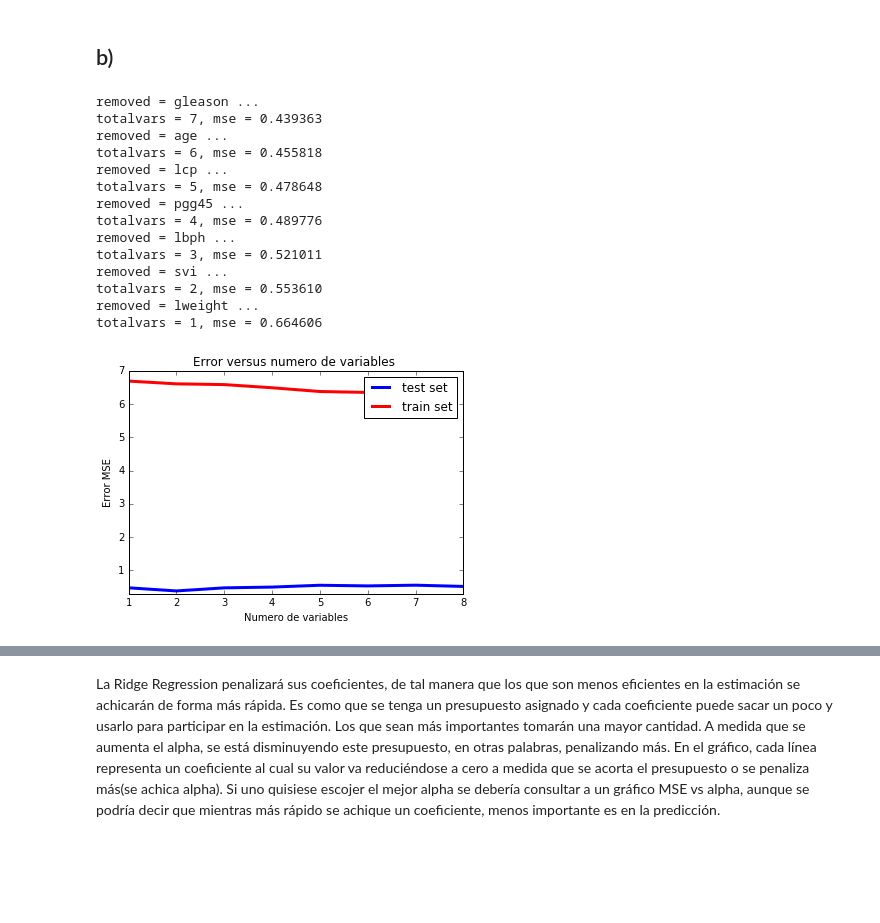
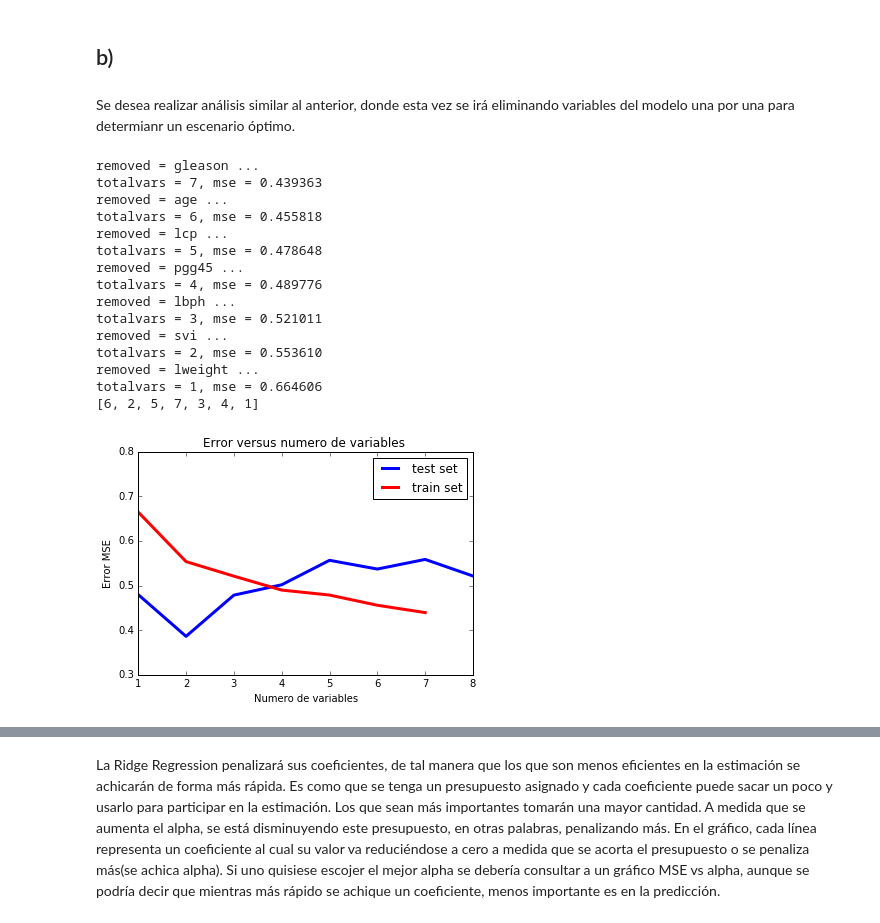
Before and after one commit to Jencks/ML-Tarea1, a Jupyter notebook: Informe Final.ipynb, the cells around one changed output, grey strips where cells are left out. Cells and saved outputs as stored; diff of their text form; code cells hidden in the pictures; blank space fills up the shorter version.

```diff
--- a/Informe Final.ipynb
+++ b/Informe Final.ipynb
@@ -195,7 +242,7 @@ def fss(x, y, names_x, k = 10000):
             x_train = x[:,indexes]
             #predictions_train = model.fit(x_train, y).predict(x_train)
             #residuals_train = predictions_train - y
-            k_fold = cross_validation.KFold(len(x_train),30)
+            k_fold = cross_validation.KFold(len(x_train),15)
             mse_candidate = 0
             for j, (train, val) in enumerate(k_fold):
                 linreg = lm.LinearRegression(fit_intercept = False)
@@ -203,7 +250,7 @@ def fss(x, y, names_x, k = 10000):
                 yhat_val = linreg.predict(x_train[val])
                 mse_fold = np.mean(np.power(yhat_val - y[val], 2))
                 mse_candidate += mse_fold
-            mse_candidate = mse_candidate/30
+            mse_candidate = mse_candidate/15
             #mse_candidate = np.mean(np.power(residuals_train, 2))
             score_candidates.append((mse_candidate, candidate))
 
@@ -304,5 +354,7 @@ plt.show()
 # %% [markdown]
 ## b)
+# %% [markdown]
+Se desea realizar análisis similar al anterior, donde esta vez se irá eliminando variables del modelo una por una para determianr un escenario óptimo.
 # %%
 erroresbss = []
 
@@ -325,10 +377,10 @@ def bss(x, y, names_x, k = 10000):
             residuals_train = predictions_train - y
             mse_candidate = np.mean(np.power(residuals_train, 2))
             score_candidates.append((mse_candidate, candidate))
-        erroresbss.append(mse_candidate)
         score_candidates.sort()
         score_candidates[:] = score_candidates[::-1]
         best_new_score, best_candidate = score_candidates.pop()
+        erroresbss.append(best_new_score)
         remaining.remove(best_candidate)
         selected.append(best_candidate)
         print "removed = %s ..."%names_x[best_candidate]
@@ -337,6 +389,7 @@ def bss(x, y, names_x, k = 10000):
     return selected
 # %%
 indices_secuencia_bss = bss(Xm,ym,names_regressors)
+print indices_secuencia_bss
 # %% [output]
 removed = gleason ...
 totalvars = 7, mse = 0.439363
@@ -352,6 +405,7 @@ removed = svi ...
 totalvars = 2, mse = 0.553610
 removed = lweight ...
 totalvars = 1, mse = 0.664606
+[6, 2, 5, 7, 3, 4, 1]
 # %%
 %matplotlib inline
 
@@ -387,32 +441,32 @@ yhat_test = linreg.predict(XBSS_test)
 mse_test = np.mean(np.power(yhat_test - ytest, 2))
 errortest.append(mse_test)
 
 
 for k in range(len(indices_secuencia_bss)):
     n = indices_secuencia_bss[k-1]
     XBSS_train = XBSS_train.drop(names_regressors[n], axis=1)
     XBSS_test = XBSS_test.drop(names_regressors[n], axis=1)
 
     linreg = lm.LinearRegression(fit_intercept = False)
     linreg.fit(XBSS_train, ytrain)
 
     yhat_test = linreg.predict(XBSS_test)
     mse_test = np.mean(np.power(yhat_test - ytest, 2))
     errortest.append(mse_test)
 
 
 
 import matplotlib
 import matplotlib.pyplot as plt
 
 axes = plt.gca()
 plt.plot([8,7,6,5,4,3,2,1], errortest, color='blue', linewidth=3, label = "test set")
 plt.plot([7,6,5,4,3,2,1], erroresbss , color='red', linewidth=3, label = "train set")
-axes.set_ylim([0.3,7])
+axes.set_ylim([0.3,0.8])
 plt.title('Error versus numero de variables ')
 plt.legend()
 plt.xlabel('Numero de variables')
 plt.ylabel('Error MSE')
 plt.show()
 # %% [output]
-[figure, old version]
+[figure, new version]
```
Also changed, not shown: parts of 27 cells of this notebook.
